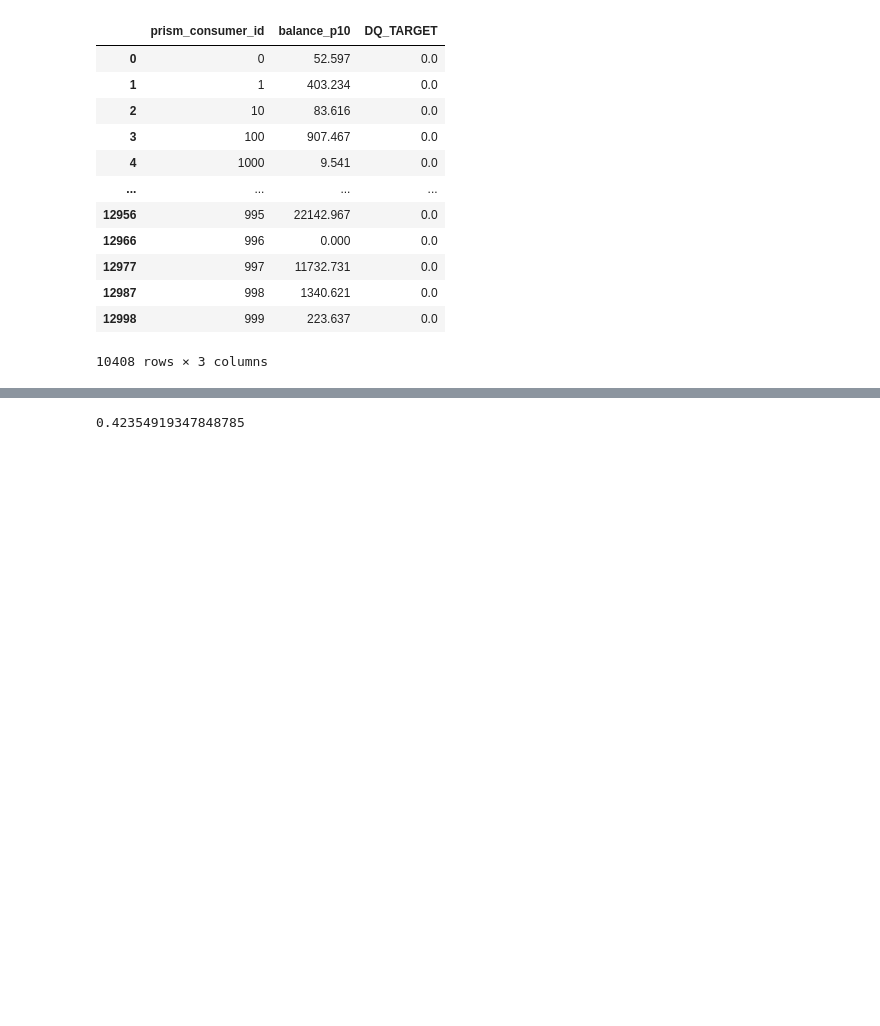
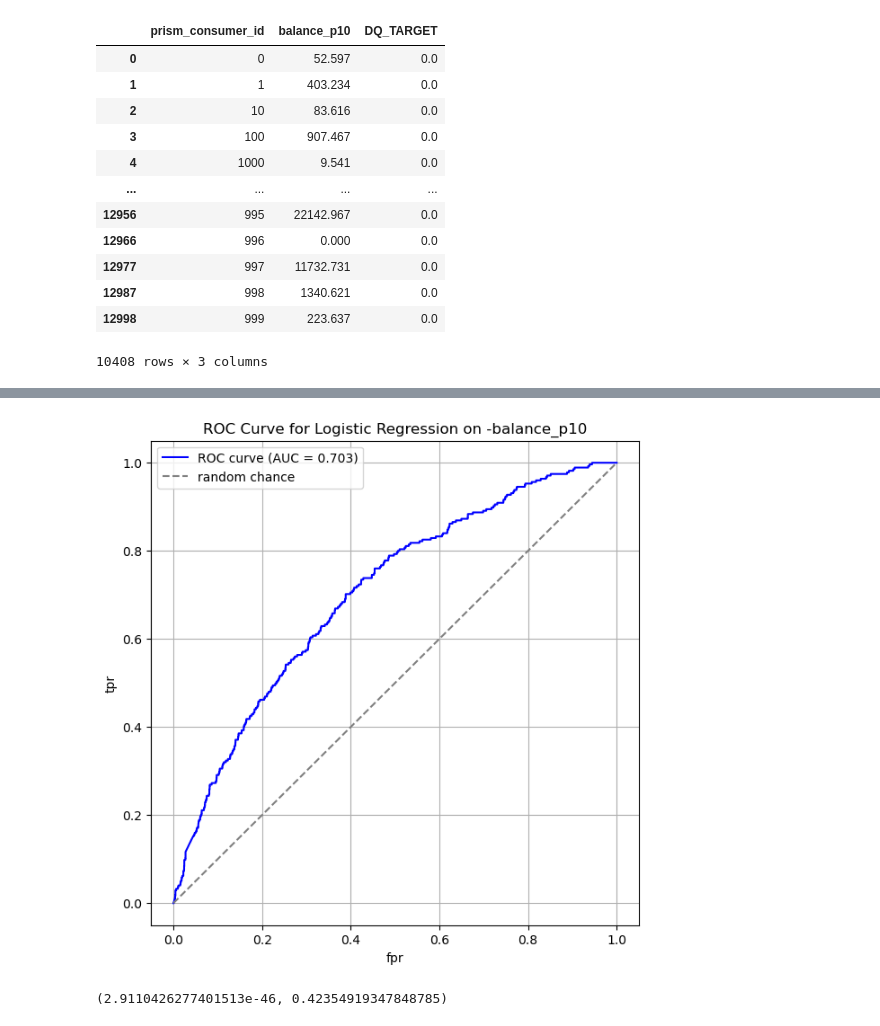
Before and after one commit to elliekwang/DSC180A_B01_2, a Jupyter notebook: Winter_2026/ellie_features.ipynb, the cells around one changed output, grey strips where cells are left out. Saved outputs shown, nothing was run; the diff lists cells and outputs as text; code cells hidden in the pictures; blank space fills up the shorter version.

```diff
--- a/Winter_2026/ellie_features.ipynb
+++ b/Winter_2026/ellie_features.ipynb
@@ -215,5 +209,5 @@ model_df[model_df['balance_p10'] < 0]
 # %%
-X = model_df[['balance_p10']]
+X = -model_df[['balance_p10']]
 y = model_df['DQ_TARGET']
 
 X_train, X_test, y_train, y_test = train_test_split(
@@ -224,12 +218,18 @@ model = LogisticRegression()
 model.fit(X_train, y_train)
 
 y_prob = model.predict_proba(X_test)[:, 1]
-y_pred = model.predict(X_test)
+
+# lowered threshold bc of class imbalance
+y_pred = (y_prob >= 0.1).astype(int)
 
 auc = roc_auc_score(y_test, y_prob)
+precision = precision_score(y_test, y_pred)
 recall = recall_score(y_test, y_pred)
+f1 = f1_score(y_test, y_pred)
 
 print(f"ROC-AUC: {auc:.3f}")
+print(f"Precision: {precision:.3f}")
 print(f"Recall (DQ=1): {recall:.3f}")
+print(f"F1-score: {f1:.3f}")
 # %% [output]
 ROC-AUC: 0.703
@@ -237,4 +249,17 @@ Recall (DQ=1): 0.000
+# %%
+fpr, tpr, thresholds = roc_curve(y_test, y_prob)
+plt.figure(figsize=(7,7))
+plt.plot(fpr, tpr, color='blue', label=f'ROC curve (AUC = {auc:.3f})')
+plt.plot([0, 1], [0, 1], color='gray', linestyle='--', label='random chance')
+plt.xlabel('fpr')
+plt.ylabel('tpr')
+plt.title('ROC Curve for Logistic Regression on -balance_p10')
+plt.legend()
+plt.grid(True)
+plt.show()
+# %% [output]
+[figure, added]
 # %%
-y_prob.max()
+y_prob.min(), y_prob.max()
 # %% [output]
-0.42354919347848785
+(2.9110426277401513e-46, 0.42354919347848785)
```
Also changed, not shown: parts of 34 cells of this notebook.
